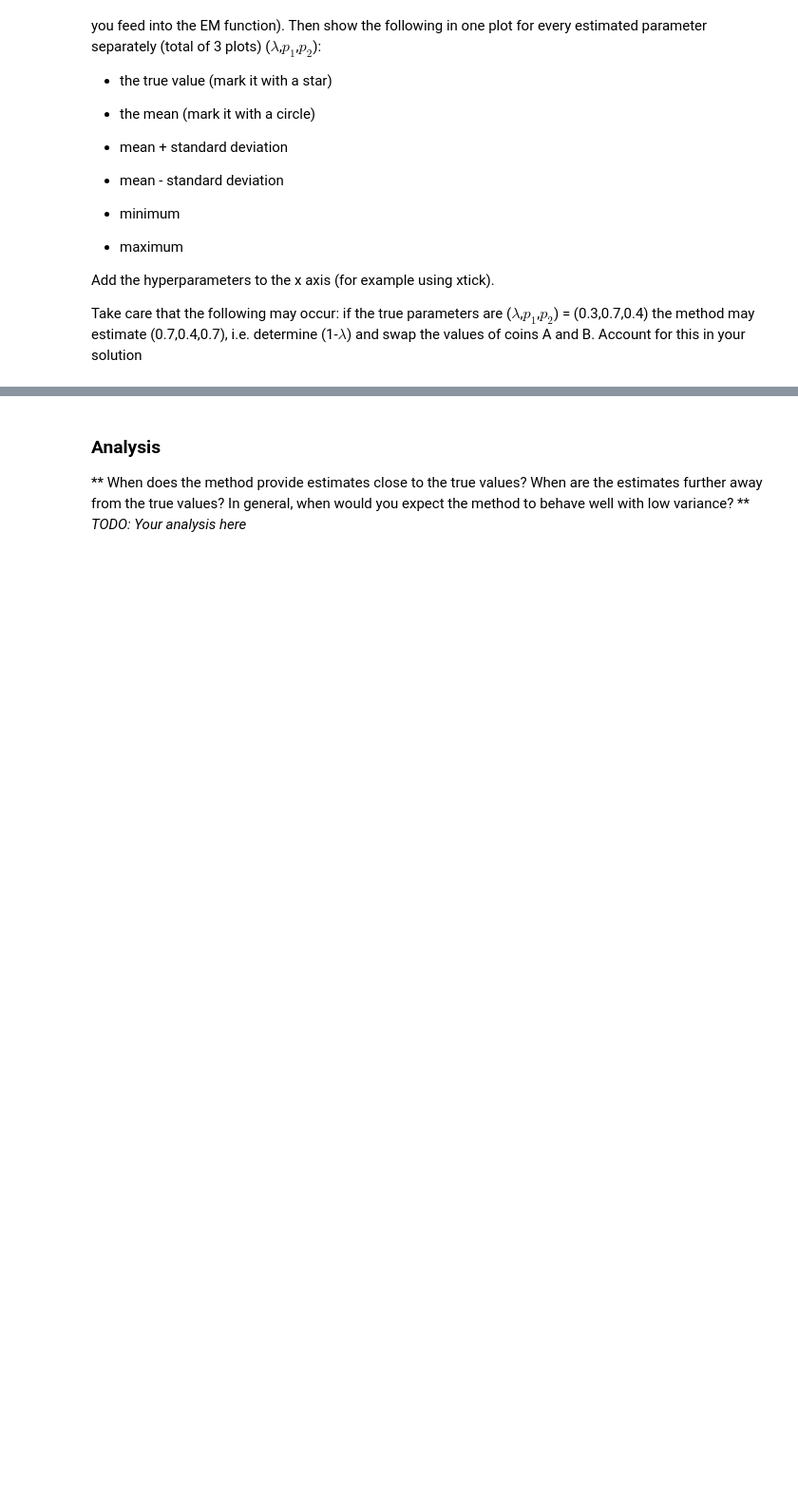
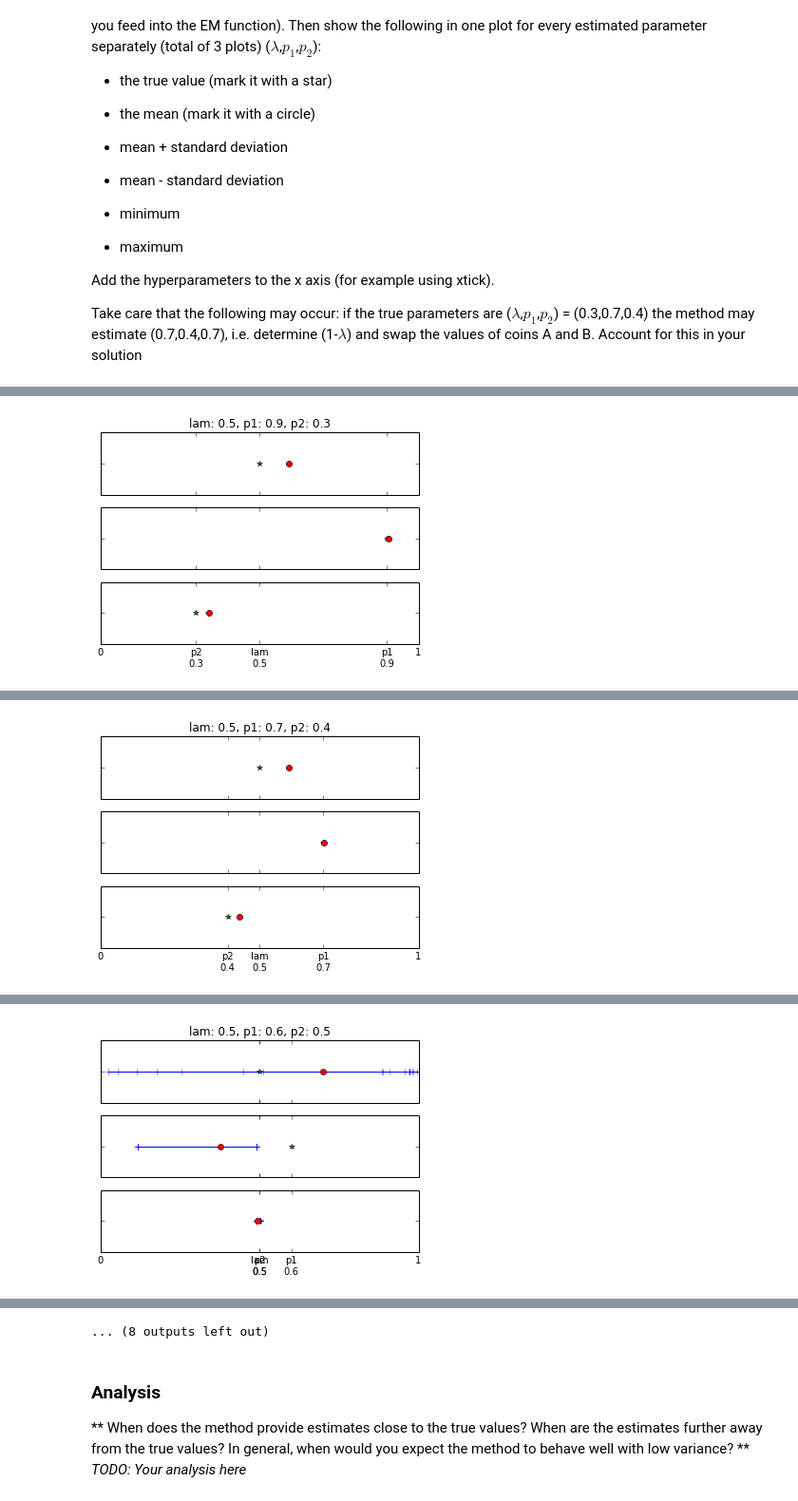
Before and after one commit to JensMeiners/ML1, a Jupyter notebook: Ex08/Sheet08.ipynb, the cells around one changed output, grey strips where cells are left out. Shown at 95% size. Saved outputs shown, nothing was run; the diff lists cells and outputs as text; code cells hidden in the pictures; blank space fills up the shorter version.

Commit message:
crappy results but converging

```diff
--- a/Ex08/Sheet08.ipynb
+++ b/Ex08/Sheet08.ipynb
@@ -49,7 +50,7 @@ def generateData(lam, p1, p2, N, M):
         p = rand.random() < lam
         for i in range(M):
             # toss A or B := prob[p]
-            data[i,j] = rand.random < prob[p]
+            data[i,j] = rand.random() < prob[p]
 
     return data
 # %% [markdown]
@@ -129,0 +138,72 @@ M = 10
+# %%
+sets = np.array([[0.5, 0.9, 0.3],[0.5,0.7,0.4], [0.5,0.6,0.5], [0.5,0.55,0.45], [0.8, 0.7,0.4],
+                 [0.8,0.6,0.4],[0.8,0.5,0.45], [0.8, 0.51,0.49], [0.6, 0.5, 0.3], [0.1,0.5,0.3]])
+set_labels = ['lam', 'p1', 'p2']
+N = 20
+M = 10
+for sample in sets:
+    results = []
+    lam = sample[0]
+    p1 = sample[1]
+    p2 = sample[2]
+    # generate the data
+    old_res = (0,0,0)
+    data = generateData(lam, p1, p2, N, M)
+    # run EM 20 times
+    for i in range(20):
+        # generate random initialization values
+        init_lam, init_p1, init_p2 = rand.random(), rand.random(), rand.random()
+        # run EM
+        res = list(EM(init_lam,init_p1,init_p2,data,N,M))
+        # maybe the results switched p1 and p2
+        if abs(old_res[1] - res[2]) < abs(old_res[1] - res[1]):
+            res[1], res[2] = res[2], res[1]
+            res[0] = 1 - res[0]
+        results.append(res)
+        old_res = res
+
+    results = (np.array(results)).T
+    print "results pre: "+str(results)
+
+    # maybe the results switched p1 and p2
+    means = sum(results.T)/len(results[0])
+    print "means pre: "+str(means)
+    if abs(means[1]-sample[2]) < abs(means[1]-sample[1]):
+        # exchange the results if so
+        print "exchange results"
+        means[1], means[2] = means[2], means[1]
+        results[1], results[2] = np.array(results[2]), np.array(results[1])
+
+    if abs(means[0] - sample[0]) > abs(1-means[0]-sample[0]):
+        print "exchange lambda"
+        results[0] = 1-results[0]
+        means[0] = 1-means[0]
+
+    print "results post: "+str(results)
+    print "means post: "+str(means)
+    print "samples post: "+str(sample)
+
+    # plot the EM generated parameters
+    f, ax = plt.subplots(3, sharex=True)
+    #plt.title("lam: "+str(sample[0])+", p1: "+str(sample[1])+", p2: "+str(sample[2]))
+    ax[0].set_title("lam: "+str(sample[0])+", p1: "+str(sample[1])+", p2: "+str(sample[2]))
+    for i in range(3):
+        ax[i].plot(results[i], np.zeros(results[i].shape), marker = '+')
+        # - the true value (mark it with a star)
+        ax[i].plot(sample[i], 0, marker = '*')
+        # - the mean (mark it with a circle)
+        ax[i].plot(means[i], 0, marker = 'o')
+        # - mean + standard deviation
+        # - mean - standard deviation
+        # - minimum
+        # - maximum
+        # Add the hyperparameters to the x axis (for example using xtick).
+
+        ax[i].set_xticks([0,sample[0],sample[1],sample[2],1])
+        ax[i].set_xticklabels(['0',str(set_labels[0])+'\n'+str(sample[0]),str(set_labels[1])+'\n'+str(sample[1]),str(set_labels[2])+'\n'+str(sample[2]),'1'])
+        ax[i].set_yticks([0])
+        ax[i].set_yticklabels(' ')
+        ax[i].set_autoscalex_on(False)
+        ax[i].set_xlim([0,1])
+    plt.show()
+# %% [output]
@@ -129,0 +227 @@ M = 10
+[figure, added]
@@ -129,0 +245 @@ M = 10
+[figure, added]
@@ -129,0 +263 @@ M = 10
+[figure, added]
@@ -130,3 +318,4 @@ M = 10
+... (8 outputs left out)
 # %%
 #Run the same code for N = 200 and M = 100
 #TODO
```
Also changed, not shown: parts of 4 cells of this notebook.
